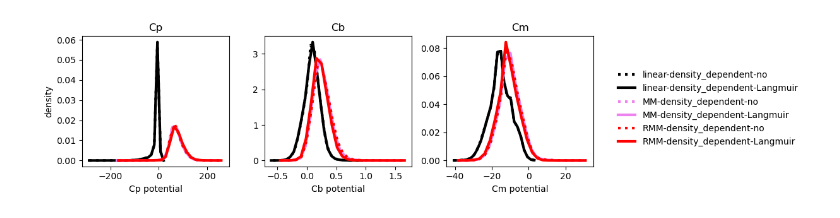
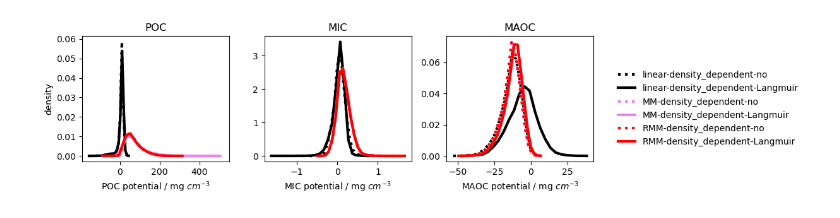
Before and after one commit to LeRoss92/Hybrid-Craig-and-Dynamic-LUCAS, a Jupyter notebook: 7_analysis.ipynb, the cells around one changed output. Drawn from its saved outputs; the diff is of its cells as text; code cells hidden in the pictures.

Commit message:
plots updated

```diff
--- a/7_analysis.ipynb
+++ b/7_analysis.ipynb
@@ -809,5 +418,12 @@ res_2015_2018
 # %%
 ### SfT
+import matplotlib.pyplot as plt
+from matplotlib.lines import Line2D
+import os
+import numpy as np
+results_path = '6_hybrid_outputs'
+folds = 5
+
 fig, axes = plt.subplots(nrows=1, ncols=3, figsize=(3*3, 3)) # 3 subplots (3 pools)
 versions = {} # selected versions (density_dependent)
 for md in ["linear", "MM", "RMM"]:
@@ -833,13 +449,34 @@ for md in ["linear", "MM", "RMM"]:
                 "texture": linestyle,          # reuse existing 'texture' field for linestyle
                 "linewidth": linewidth,
                 "legend": f"{md}-{mt}-{sat}",
+                "md": md,
+                "mt": mt,
+                "sat": sat,
             }
 all_files = os.listdir(results_path)
 import jax
 from functools import partial
 from hybrid_models import analytical_steady_state
-batched_steady = jax.vmap(partial(analytical_steady_state, microbial_decomposition=md, microbial_turnover=mt, saturation=sat))
-for version in versions:
+
+# Build a mask for "selected" DataFrame that matches md, mt, sat
+for version, config in versions.items():
+    md = config["md"]
+    mt = config["mt"]
+    sat = config["sat"]
+    # Find the row in 'selected' matching md, mt, sat (not version col!)
+    # The columns are: "decomposition", "microbial turnover", "saturation"
+    selected_row = selected[
+        (selected["decomposition"] == md) &
+        (selected["microbial turnover"] == mt) &
+        (selected["saturation"] == sat)
+    ]
+    if selected_row.empty:
+        # If no row found, skip this version
+        continue
+    opt = selected_row["optimal n_sp"].values[0]
+    # Build batched_steady using these params
+    batched_steady = jax.vmap(partial(analytical_steady_state, microbial_decomposition=md, microbial_turnover=mt, saturation=sat))
+    # Now collect files
     files = [f for f in all_files # get files
             if version in f
             # and f"fold{0}" in f
@@ -847,8 +484,7 @@ for version in versions:
             and f"temp2015_2018_fold" in f
             ]
     files = sorted(files, key=len, reverse=True)
-    opt = selected[selected["version"] == version]["optimal n_sp"].values[0]
-    files = files[10*opt:10*opt+10]
+    files = files[folds*opt:folds*opt+folds]
     all_differences = []
     for file in files: # loop over folds
         data = pd.read_pickle(os.path.join(results_path, file)) # load pkl
@@ -856,6 +492,8 @@ for version in versions:
         states_ss = np.asarray(batched_steady(params)) # calculate steady-states
         preds = data[[f'pred_final_{pool}' for pool in ["Cp", "Cb", "Cm"]]].values
         all_differences.append(states_ss - preds)
+    if len(all_differences) == 0:
+        continue
     all_differences = np.concatenate(all_differences, axis=0)
     for i, pool in enumerate(["Cp", "Cb", "Cm"]):
         ax = axes[i]
@@ -864,33 +502,33 @@ for version in versions:
         style = versions[version]
         ax.plot(bin_centers, counts, # data
             label=version,
             color=style["color"],linestyle=style["texture"],linewidth=style["linewidth"])
 
 axes[0].set_ylabel('density') # y-ax density
-for i, pool in enumerate(["Cp", "Cb", "Cm"]):
+for i, pool in enumerate(["POC", "MIC", "MAOC"]):
     ax = axes[i]
     ax.set_title(pool) # pool names
-    ax.set_xlabel(f"{pool} potential") # x-ax potential
+    ax.set_xlabel(f"{pool} potential / "+"mg $cm^{-3}$") # x-ax potential
 
 legend_elements = []
 for version, style in versions.items():
     legend_elements.append(
         Line2D(
             [0], [0],
             color=style["color"],
             linestyle=style["texture"],
             linewidth=style["linewidth"],
             label=style["legend"],   # or label=version
         )
     )
 fig.legend(
     handles=legend_elements,
     loc="center left",
     bbox_to_anchor=(1.02, 0.5),
     borderaxespad=0.,
     frameon=False)
 plt.tight_layout()
 plt.savefig("figures/SfT.png", dpi=300, bbox_inches="tight")
 plt.show() # legend
 # %% [output]
-[figure, old version]
+[figure, new version]
```
Also changed, not shown: parts of 12 cells of this notebook, 8 other files.
